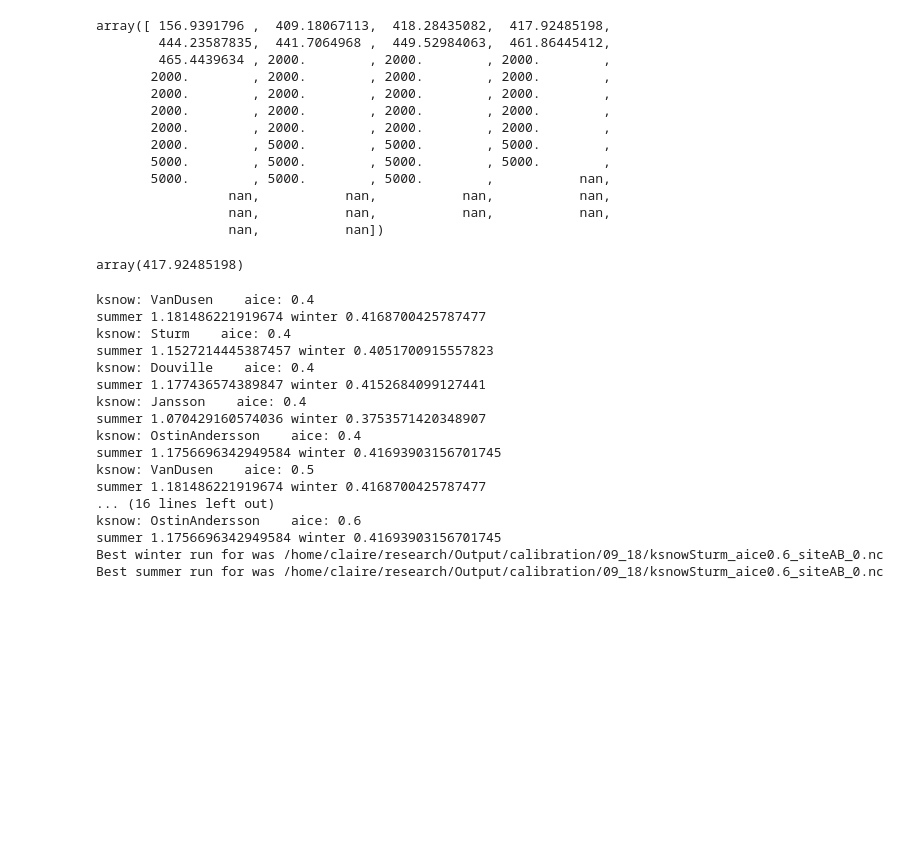
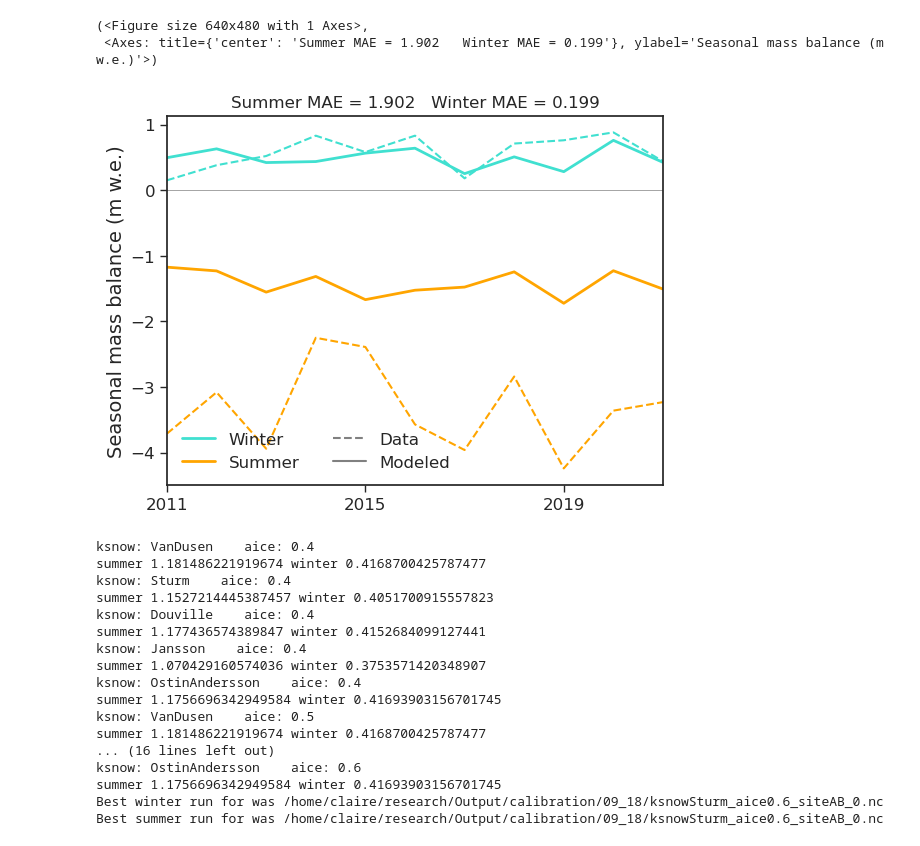
Before and after one commit to clairevwilson/PyGEM-EB, a Jupyter notebook: calibration_plotting.ipynb, the cells around one changed output. Saved outputs shown, nothing was run; the diff lists cells and outputs as text; code cells hidden in the pictures; blank space fills up the shorter version.

```diff
--- a/calibration_plotting.ipynb
+++ b/calibration_plotting.ipynb
@@ -27,25 +29,11 @@ No artists with labels found to put in legend.  Note that artists whose label st
 # %%
-ds = xr.open_dataset('/home/claire/research/Output/EB/Gulkana_2024_09_20_D_5.nc')
-ds.layergrainsize.sel(time=pd.to_datetime('2000-05-12 07:00:00')).values
+ds = xr.open_dataset('/home/claire/research/Output/EB/Gulkana_2024_09_19_AB_0.nc')
+seasonal_mass_balance(data_fp,ds,'AB',plot=True)
+# ds
 # %% [output]
-array([ 156.9391796 ,  409.18067113,  418.28435082,  417.92485198,
-        444.23587835,  441.7064968 ,  449.52984063,  461.86445412,
-        465.4439634 , 2000.        , 2000.        , 2000.        ,
-       2000.        , 2000.        , 2000.        , 2000.        ,
-       2000.        , 2000.        , 2000.        , 2000.        ,
-       2000.        , 2000.        , 2000.        , 2000.        ,
-       2000.        , 2000.        , 2000.        , 2000.        ,
-       2000.        , 5000.        , 5000.        , 5000.        ,
-       5000.        , 5000.        , 5000.        , 5000.        ,
-       5000.        , 5000.        , 5000.        ,           nan,
-                 nan,           nan,           nan,           nan,
-                 nan,           nan,           nan,           nan,
-                 nan,           nan])
+(<Figure size 640x480 with 1 Axes>,
+ <Axes: title={'center': 'Summer MAE = 1.902   Winter MAE = 0.199'}, ylabel='Seasonal mass balance (m w.e.)'>)
+[figure, added]
-# %%
-ds1.layergrainsize.sel(layer=3,time=pd.to_datetime('2000-05-12 06:00')).values
-ds1.layergrainsize.sel(layer=3,time=pd.to_datetime('2000-05-12 07:00')).values
-# %% [output]
-array(417.92485198)
 # %%
 path_out = '/home/claire/research/Output/calibration/09_18/'
 plot_site = 'AB'
```
Also changed, not shown: parts of 3 cells of this notebook, 7 other files.
